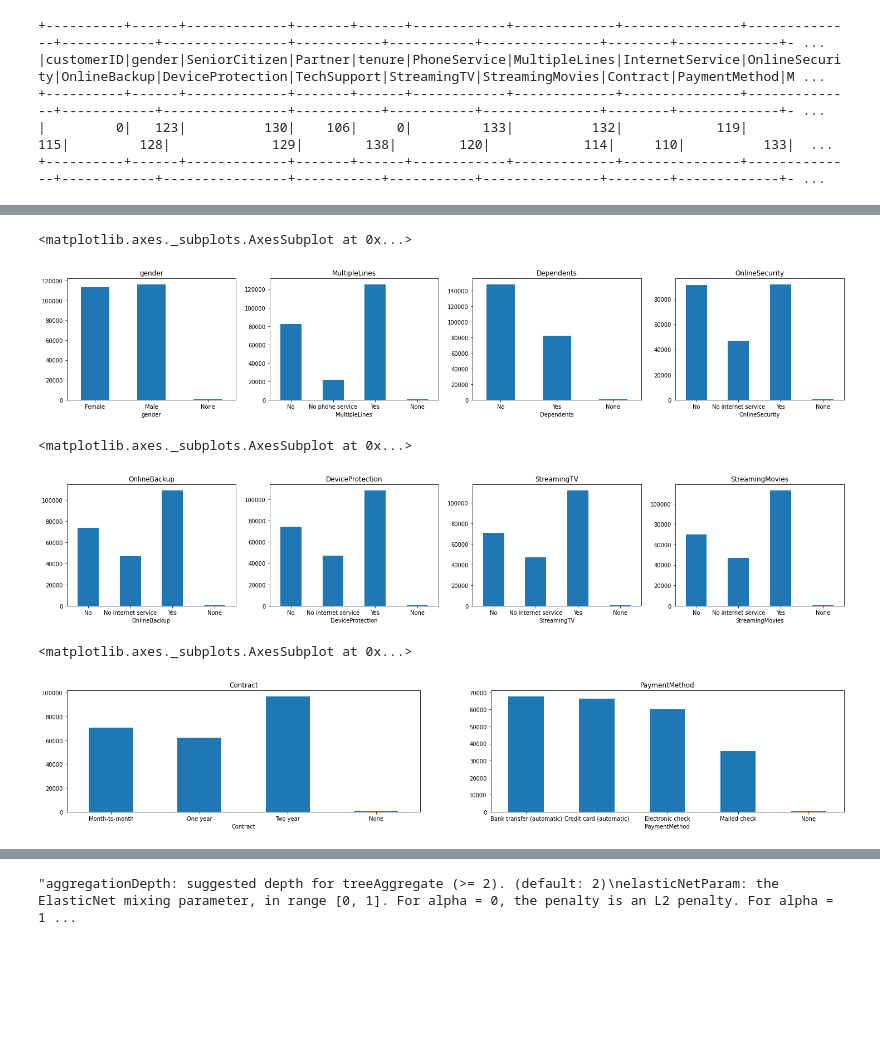
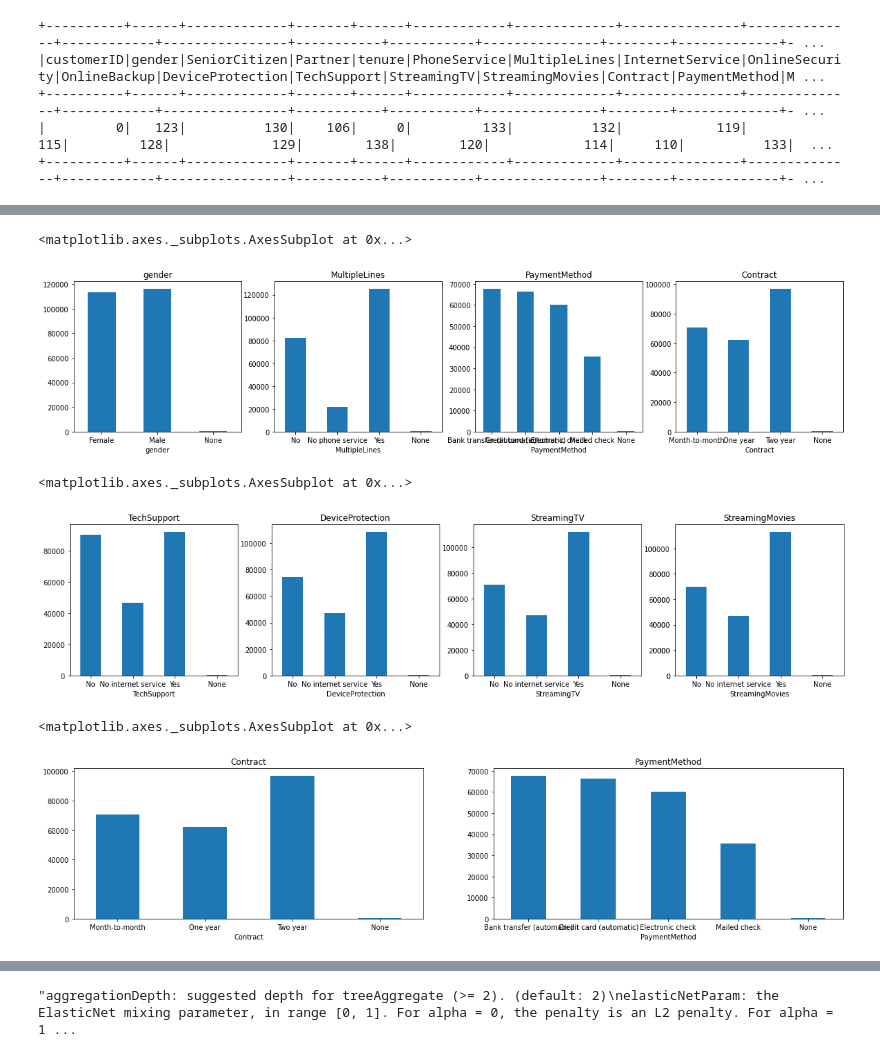
Before and after one commit to maedeamooshahi/big-4, a Jupyter notebook: Copy_of_Untitled17.ipynb, the cells around one changed output, grey strips where cells are left out. Saved outputs shown, nothing was run; the diff lists cells and outputs as text; code cells hidden in the pictures; blank space fills up the shorter version.

```diff
--- a/Copy_of_Untitled17.ipynb
+++ b/Copy_of_Untitled17.ipynb
@@ -193,11 +210,11 @@ root
 # %%
 from handyspark import *
 indexer= StringIndexer(inputCol="Label", outputCol="Label_index").fit(data)
-data_Pro_22 = indexer.transform(data)
+data_Pre2 = indexer.transform(data)
 indexer= StringIndexer(inputCol="Contract", outputCol="Contract_index").fit(data_Pro_2)
-data_Pro_22 = indexer.transform(data_Pro_22)
-hdf = data_Pro_22.toHandy()
-hdf.show(3)
+data_Pre2 = indexer.transform(data_Pre2)
+hdf = data_Pre2.toHandy()
+hdf.show(5)
 # %% [output]
 +----------+------+-------------+-------+----------+------+------------+-------------+---------------+--------------+------------+----------------+-----------+-----------+---------------+------------- ...
 |customerID|gender|SeniorCitizen|Partner|Dependents|tenure|PhoneService|MultipleLines|InternetService|OnlineSecurity|OnlineBackup|DeviceProtection|TechSupport|StreamingTV|StreamingMovies|      Contrac ...
@@ -220,26 +239,26 @@ hdf.cols['Label'].hist(ax=axs[3])
 # %%
-fig, axs = plt.subplots(1, 4, figsize=(25, 4))
+fig, axs = plt.subplots(1, 4, figsize=(20, 4))
 hdf.cols['gender'].hist(ax=axs[0])
 hdf.cols['MultipleLines'].hist(ax=axs[1])
-hdf.cols['Dependents'].hist(ax=axs[2])
-hdf.cols['OnlineSecurity'].hist(ax=axs[3])
+hdf.cols['PaymentMethod'].hist(ax=axs[2])
+hdf.cols['Contract'].hist(ax=axs[3])
 # %% [output]
 <matplotlib.axes._subplots.AxesSubplot at 0x...>
-[figure, old version]
+[figure, new version]
 # %%
-fig, axs = plt.subplots(1, 4, figsize=(25, 4))
-hdf.cols['OnlineBackup'].hist(ax=axs[0])
+fig, axs = plt.subplots(1, 4, figsize=(20, 4))
+hdf.cols['TechSupport'].hist(ax=axs[0])
 hdf.cols['DeviceProtection'].hist(ax=axs[1])
 hdf.cols['StreamingTV'].hist(ax=axs[2])
 hdf.cols['StreamingMovies'].hist(ax=axs[3])
 # %% [output]
 <matplotlib.axes._subplots.AxesSubplot at 0x...>
-[figure, old version]
+[figure, new version]
 # %%
-fig, axs = plt.subplots(1, 2, figsize=(25, 4))
+fig, axs = plt.subplots(1, 2, figsize=(20, 4))
 hdf.cols['Contract'].hist(ax=axs[0])
 hdf.cols['PaymentMethod'].hist(ax=axs[1])
 # %% [output]
 <matplotlib.axes._subplots.AxesSubplot at 0x...>
-[figure, old version]
+[figure, new version]
 # %%
```
Also changed, not shown: parts of 17 cells of this notebook.
